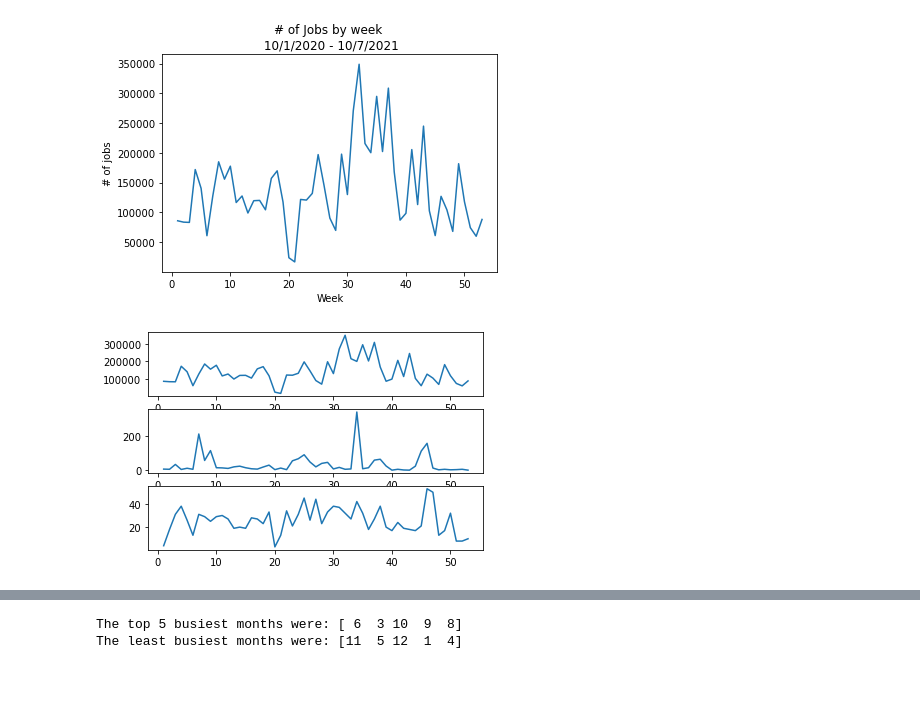
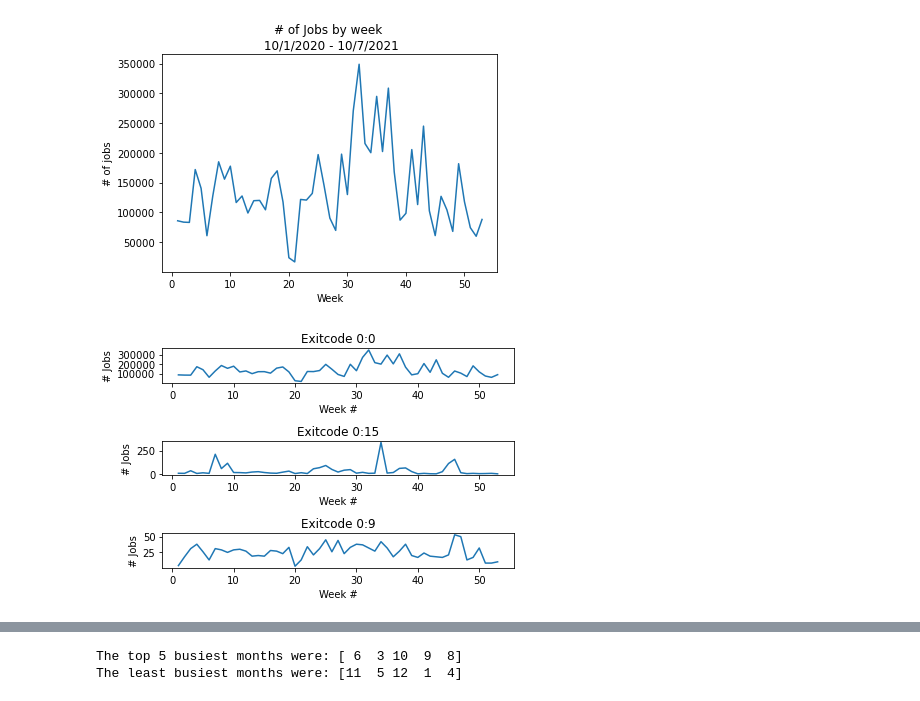
Before and after one commit to nss-data-science-cohort-5/accre-red-skittles, a Jupyter notebook: notebooks/fullsample.ipynb, the cells around one changed output, grey strips where cells are left out. Cells and saved outputs as stored; diff of their text form; code cells hidden in the pictures.

Commit message:
add facetgrid for exitcodes

```diff
--- a/notebooks/fullsample.ipynb
+++ b/notebooks/fullsample.ipynb
@@ -137,17 +133,18 @@ The least busiest weeks were: [21 20 52  6 45]
 # %%
 # trying to chart the different status types...
 
 fig, axes = plt.subplots(nrows=3, ncols=1)
 
 tmp_series = group_data_v2(dataframe=jobs_ended, groupby='week_end', agg='jobs_ended_per_hour')
-tmp_series.head()
 
 i = 0
 for column in tmp_series.columns.to_list():
-    axes[i].set_title='Hi'
-    axes[i].set_ylabel=column
-    axes[i].set_xlabel=column
+    axes[i].set_title(f'Exitcode {column}')
+    axes[i].set_ylabel('# Jobs')
+    axes[i].set_xlabel('Week #')
     axes[i].plot(tmp_series[column])
     i+=1
+
+plt.tight_layout()
 # %% [output]
-[figure, old version]
+[figure, new version]
```
Also changed, not shown: parts of 5 cells of this notebook.
